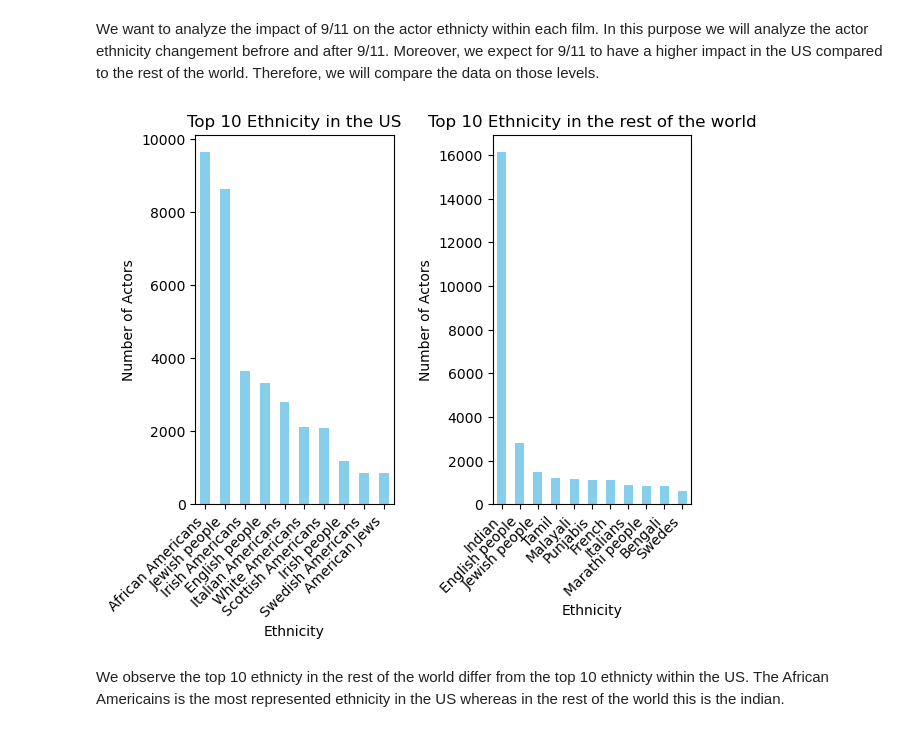
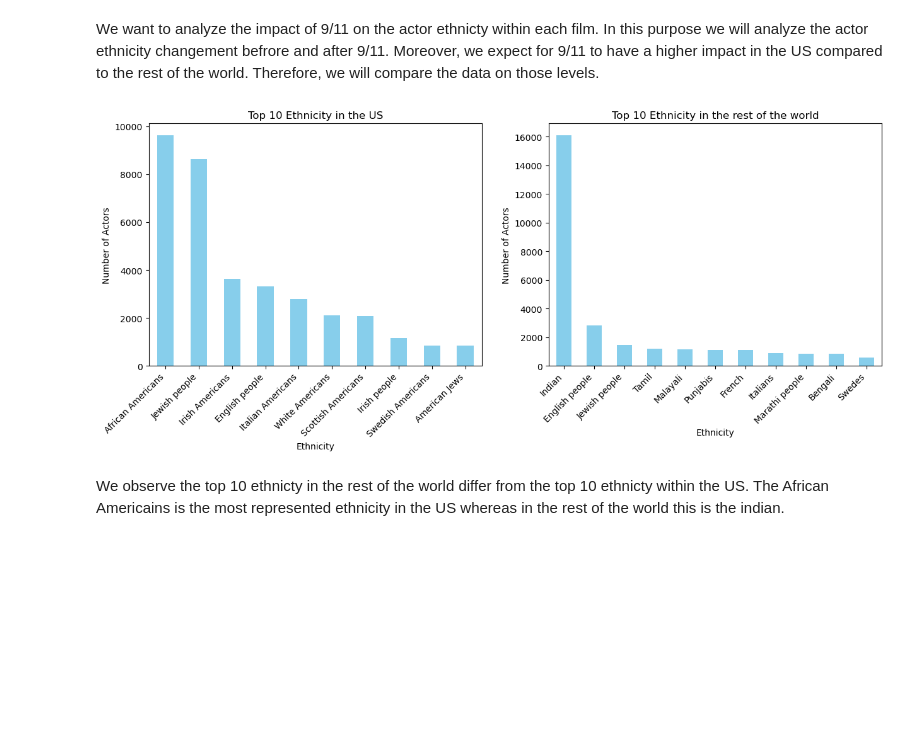
Before and after one commit to epfl-ada/ada-2024-project-adanonymous, a Jupyter notebook: src/utils/Actor_ethnicity.ipynb, the cells around one changed output. Cells and saved outputs as stored; diff of their text form; code cells hidden in the pictures; blank space fills up the shorter version.

```diff
--- a/src/utils/Actor_ethnicity.ipynb
+++ b/src/utils/Actor_ethnicity.ipynb
@@ -91,35 +93,36 @@ ethnicity_top10_US = character_US['Actor_Ethnicity'].value_counts().nlargest(12)
 ethnicity_new_US = []
 ethnicity_new_ROW = []
 for i in range(0,len(ethnicity_top10_ROW)):
     ethnicity_new_ROW.append(freebase2label(ethnicity_top10_ROW.index[i],freebase_mapping_df))
     ethnicity_new_US.append(freebase2label(ethnicity_top10_US.index[i],freebase_mapping_df))
 
 ethnicity_top10_ROW.index = ethnicity_new_ROW
 ethnicity_top10_US.index = ethnicity_new_US
 
 
 ethnicity_top10_ROW = ethnicity_top10_ROW.drop(index = 'None')
 ethnicity_top10_US = ethnicity_top10_US.drop(index = 'None')
 
 
 # Plot the distribution of each ethnicity
+plt.figure(figsize=(15,5))
 plt.subplot(1,2,1)
 ethnicity_top10_US.plot(kind='bar', color='skyblue')
 plt.title("Top 10 Ethnicity in the US")
 plt.xlabel("Ethnicity")
 plt.ylabel("Number of Actors")
 plt.xticks(rotation=45, ha='right')
 
 plt.subplot(1,2,2)
 ethnicity_top10_ROW.plot(kind='bar', color='skyblue')
 plt.title("Top 10 Ethnicity in the rest of the world")
 plt.xlabel("Ethnicity")
 plt.ylabel("Number of Actors")
 plt.xticks(rotation=45, ha='right')
-plt.subplots_adjust(wspace=0.5)
+# plt.subplots_adjust(wspace=0.5)
 plt.show()
 # %% [output]
-[figure, old version]
+[figure, new version]
 # %% [markdown]
 We observe the top 10 ethnicty in the rest of the world differ from the top 10 ethnicty within the US. The African Americains is the most represented ethnicity in the US whereas in the rest of the world this is the indian.
 # %% [markdown]
```
Also changed, not shown: parts of 1 cell of this notebook, 1 other file.
